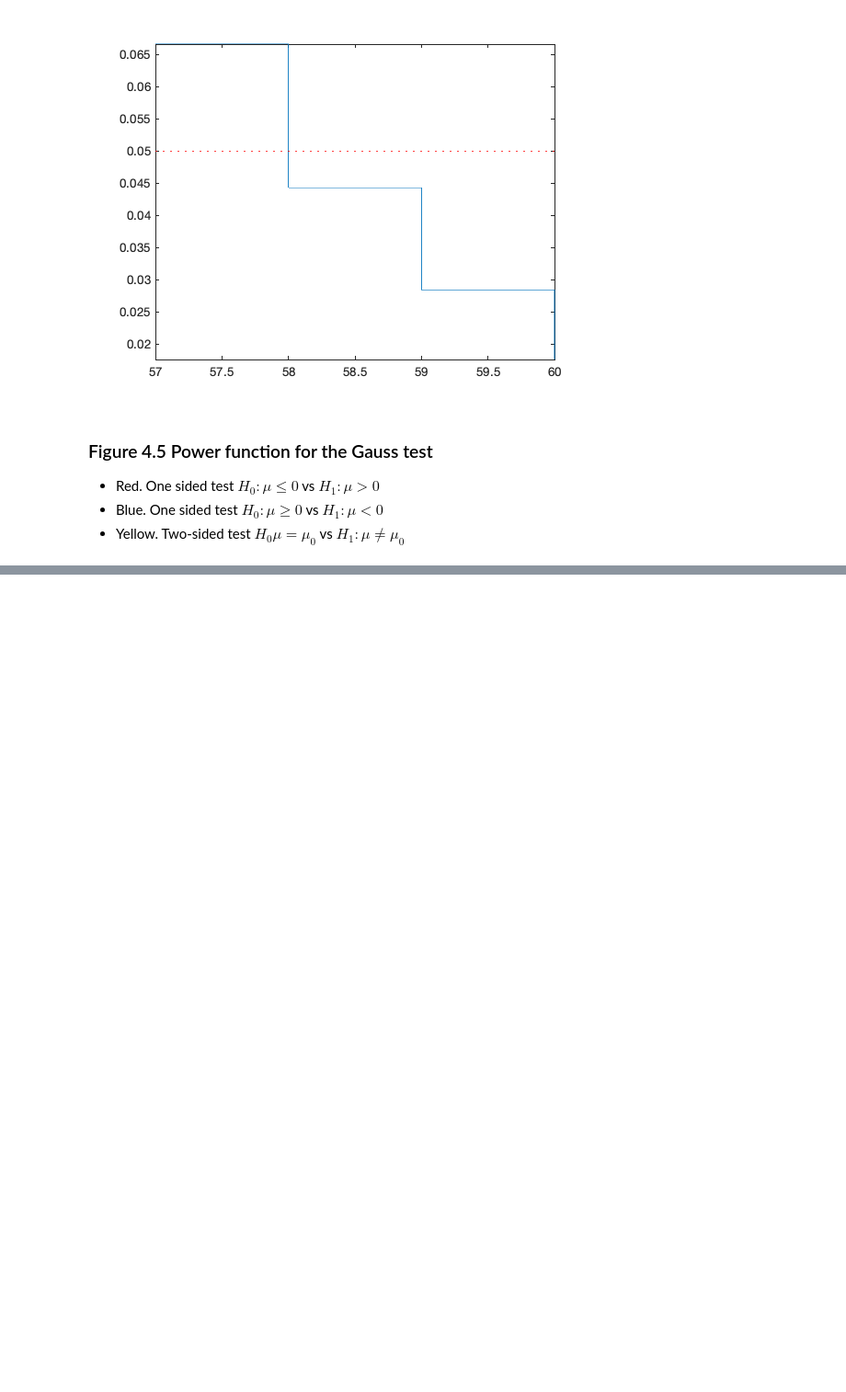
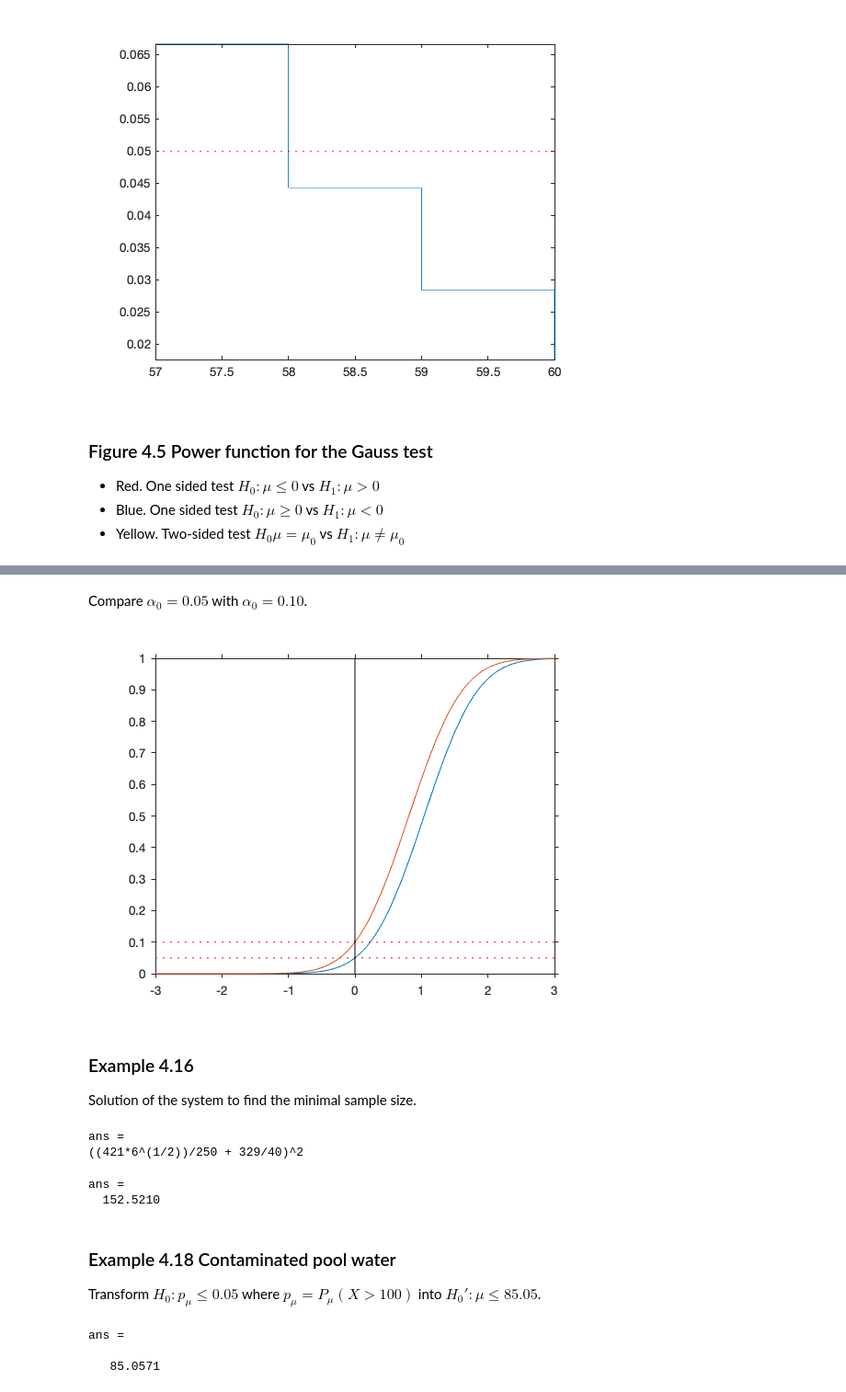
Before and after one commit to StaThin/statmat, a Jupyter notebook: jupyter/Chapter 4.ipynb, the cells around one changed output, grey strips where cells are left out. Shown at 92% size. Drawn from its saved outputs; the diff is of its cells as text; code cells hidden in the pictures; blank space fills up the shorter version.

```diff
--- a/jupyter/Chapter 4.ipynb
+++ b/jupyter/Chapter 4.ipynb
@@ -83,0 +145,46 @@ hold off
+# %% [markdown]
+Compare $\alpha_0 = 0.05$ with $\alpha_0 = 0.10$.
+# %%
+n = 10;
+a0 = 0.05;
+mu0 = 0;
+sigma = 2;
+pow_gauss_R = @(mu) 1 - normcdf(norminv(1-a0,0,1) + sqrt(n) .* (mu0 - mu) ./ sigma);
+fplot(pow_gauss_R, [-3,3])
+hold on
+hline(a0)
+a0 = 0.1;
+pow_gauss_R = @(mu) 1 - normcdf(norminv(1-a0,0,1) + sqrt(n) .* (mu0 - mu) ./ sigma);
+fplot(pow_gauss_R, [-3,3])
+hline(a0)
+vline(0, '-k')
+hold off
+# %% [output]
+[figure, added]
+# %% [markdown]
+### Example 4.16
+
+Solution of the system to find the minimal sample size.
+# %%
+syms n positive
+solve((n+1)/2 + 1.645 * sqrt(n)/2 - n *0.6 - 1/2 + 0.842 *sqrt(n*0.24), n)
+# %% [output]
+ans =
+((421*6^(1/2))/250 + 329/40)^2
+# %%
+eval(ans)
+# %% [output]
+ans =
+  152.5210
+# %% [markdown]
+###  Example 4.18 Contaminated pool water
+
+Transform $H_0: p_\mu \le 0.05$ where $p_\mu = P_\mu (X > 100)$ into $H_0': \mu \le 85.05$.
+# %%
+
+syms mu positive
+fzero(@(mu) poissinv(0.95, mu) - 100.5, 50)
+# %% [output]
+ans =
+
+   85.0571
```
Also changed, not shown: parts of 9 cells of this notebook.
